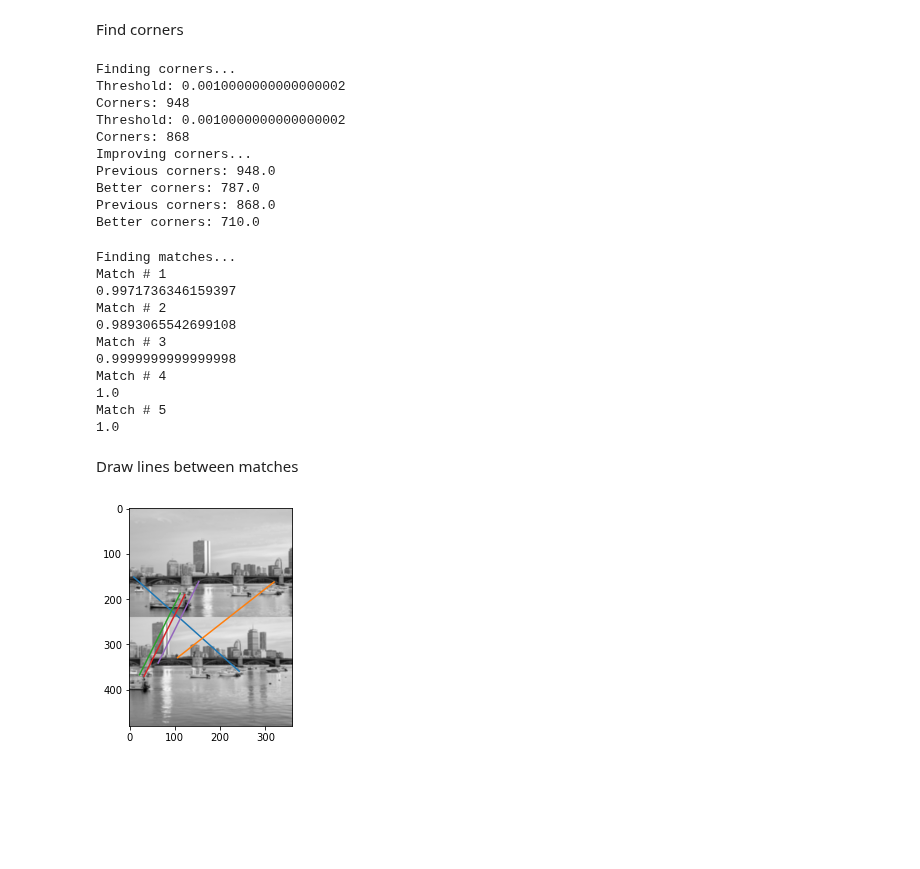
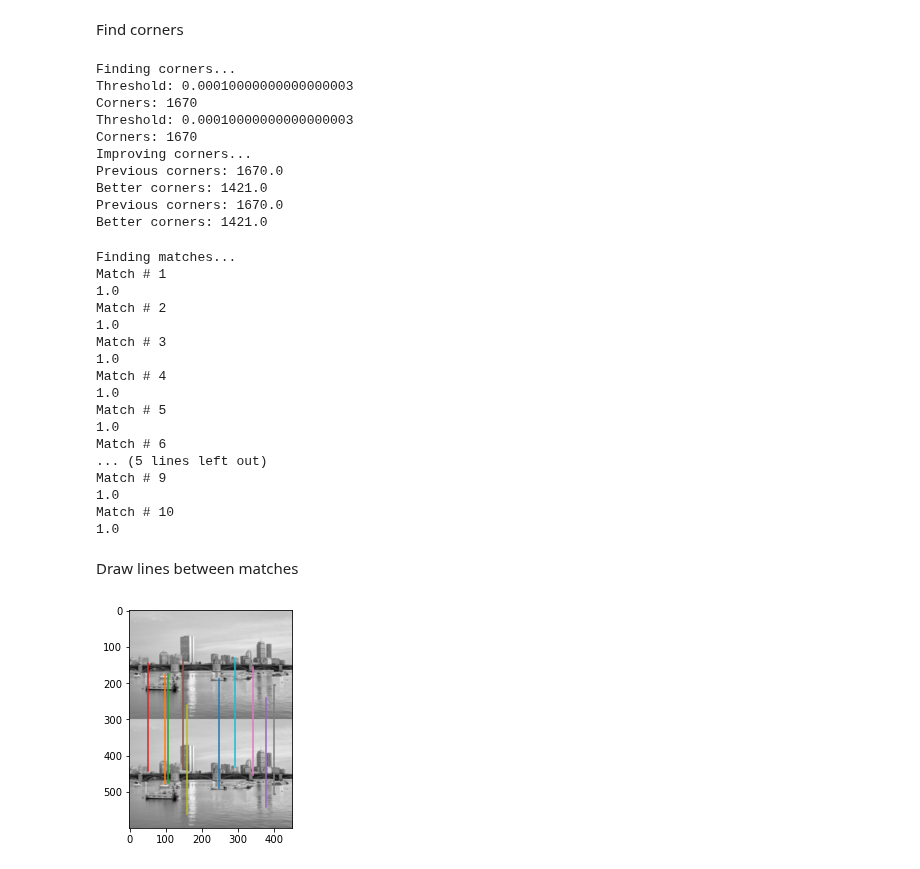
Before and after one commit to Tsmorz/computer-vision, a Jupyter notebook: Project 2/FeatureTracking.ipynb, the cells around one changed output. Drawn from its saved outputs; the diff is of its cells as text; code cells hidden in the pictures; blank space fills up the shorter version.

```diff
--- a/Project 2/FeatureTracking.ipynb
+++ b/Project 2/FeatureTracking.ipynb
@@ -312,8 +318,8 @@ Find corners
 # Find sparse corners
 print('Finding corners...')
 ratio = 1000
-corners1 = reducedHarris(topleft,ratio)
-corners2 = reducedHarris(botright,ratio)
+corners1 = reducedHarris(gray,ratio)
+corners2 = reducedHarris(gray,ratio)
 
 # Improve corners
 print('Improving corners...')
@@ -323,49 +329,41 @@ better_corners1 = neighboringCorner(corners1,width,num_corners)
 better_corners2 = neighboringCorner(corners2,width,num_corners)
 # %% [output]
 Finding corners...
-Threshold: 0.0010000000000000002
-Corners: 948
-Threshold: 0.0010000000000000002
-Corners: 868
+Threshold: 0.00010000000000000003
+Corners: 1670
+Threshold: 0.00010000000000000003
+Corners: 1670
 Improving corners...
-Previous corners: 948.0
-Better corners: 787.0
-Previous corners: 868.0
-Better corners: 710.0
+Previous corners: 1670.0
+Better corners: 1421.0
+Previous corners: 1670.0
+Better corners: 1421.0
 # %%
 # Find matches
 print('Finding matches...')
-num_matches = 5
+num_matches = 10
 matches = findMatches(better_corners1,better_corners2,width,num_matches)
 # %% [output]
 Finding matches...
 Match # 1
-0.9971736346159397
+1.0
 Match # 2
-0.9893065542699108
+1.0
 Match # 3
-0.9999999999999998
+1.0
 Match # 4
 1.0
 Match # 5
 1.0
+Match # 6
+... (5 lines left out)
+Match # 9
+1.0
+Match # 10
+1.0
 # %% [markdown]
 Draw lines between matches
-# %%
-def drawLines(image1,image2,matches):
-
-    offset = image1.shape[0]
-    x = np.copy(matches[:,0:4:2])
-    x[:,1] = x[:,1] + offset
-    y = np.copy(matches[:,1:4:2])
-
-    both = np.vstack([image1,image2])
-    plt.imshow(both,cmap='gray')
-    for i in range(0,x.shape[0]):
-        plt.plot(y[i,:],x[i,:])
-
-    return
-
-drawLines(topleft,botright,matches)
-# %% [output]
-[figure, removed]
+# %%
+drawLines(gray,gray,matches)
+# %% [output]
+[figure, added]
```
Also changed, not shown: parts of 7 cells of this notebook, 3 other files.
